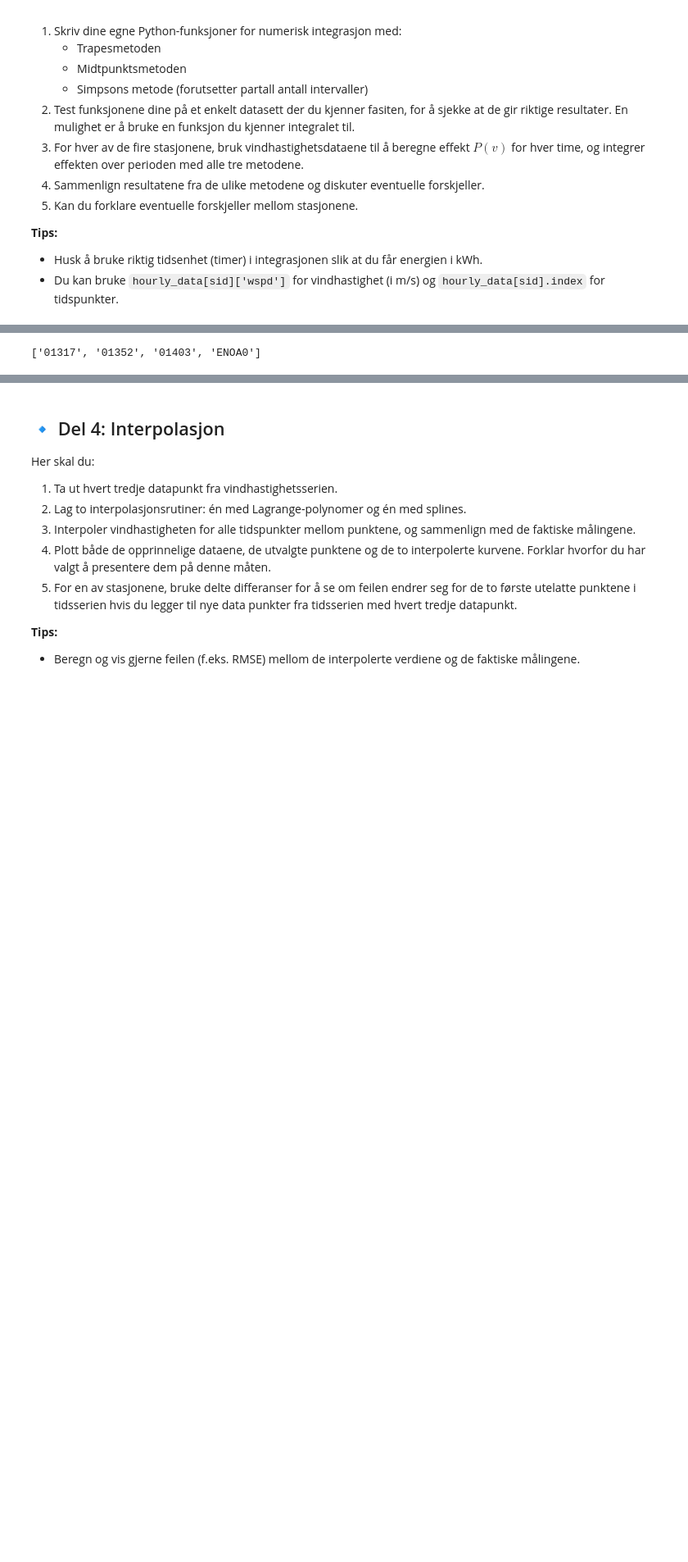
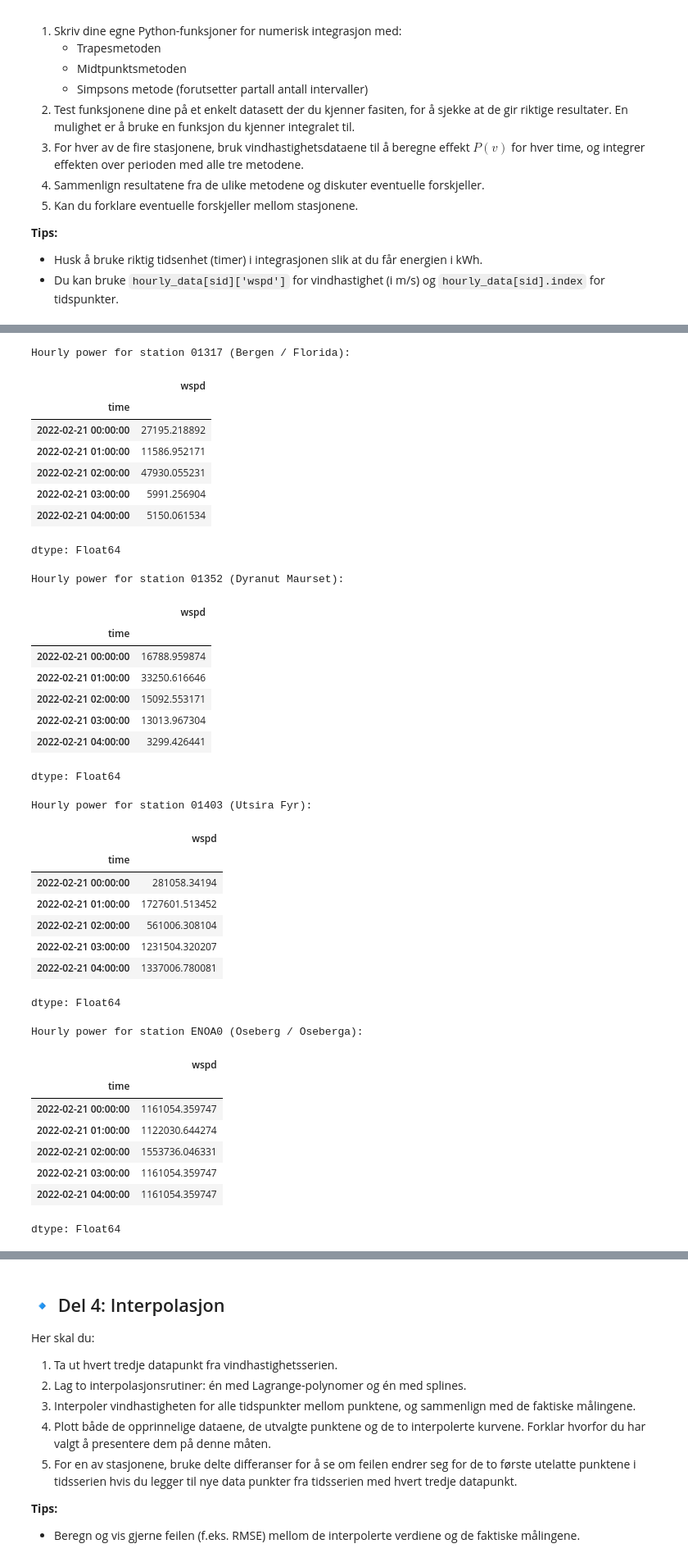
Before and after one commit to RhubarbJam42/INF100, a Jupyter notebook: obl_oppgaveM160H25.ipynb, the cells around one changed output, grey strips where cells are left out. Shown at 82% size. Cells and saved outputs as stored; diff of their text form; code cells hidden in the pictures; blank space fills up the shorter version.

```diff
--- a/obl_oppgaveM160H25.ipynb
+++ b/obl_oppgaveM160H25.ipynb
@@ -458,5 +458,52 @@ Simpsonsregel: 2.6666666666666665
 # %%
 #funksjon for effekt P(v)
 power_function = lambda v: (1/2) * rho * area * c_p * v**3
+
+#All KODE under dette er generert med AI, og til dels endret
+
+# Calculate power for each station
+hourly_power = {}
+for sid in station_ids:
+    hourly_power[sid] = power_function(hourly_data[sid]['wspd'])
+
+# Display the first few power values for each station
+for sid, power_data in hourly_power.items():
+    print(f"\nHourly power for station {sid} ({selected_stations.loc[sid, 'name']}):")
+    display(power_data.head())
 # %% [output]
-['01317', '01352', '01403', 'ENOA0']
+Hourly power for station 01317 (Bergen / Florida):
+|  | wspd |
+| time |  |
+| 2022-02-21 00:00:00 | 27195.218892 |
+| 2022-02-21 01:00:00 | 11586.952171 |
+| 2022-02-21 02:00:00 | 47930.055231 |
+| 2022-02-21 03:00:00 | 5991.256904 |
+| 2022-02-21 04:00:00 | 5150.061534 |
+dtype: Float64
+Hourly power for station 01352 (Dyranut Maurset):
+|  | wspd |
+| time |  |
+| 2022-02-21 00:00:00 | 16788.959874 |
+| 2022-02-21 01:00:00 | 33250.616646 |
+| 2022-02-21 02:00:00 | 15092.553171 |
+| 2022-02-21 03:00:00 | 13013.967304 |
+| 2022-02-21 04:00:00 | 3299.426441 |
+dtype: Float64
+Hourly power for station 01403 (Utsira Fyr):
+|  | wspd |
+| time |  |
+| 2022-02-21 00:00:00 | 281058.34194 |
+| 2022-02-21 01:00:00 | 1727601.513452 |
+| 2022-02-21 02:00:00 | 561006.308104 |
+| 2022-02-21 03:00:00 | 1231504.320207 |
+| 2022-02-21 04:00:00 | 1337006.780081 |
+dtype: Float64
+Hourly power for station ENOA0 (Oseberg / Oseberga):
+|  | wspd |
+| time |  |
+| 2022-02-21 00:00:00 | 1161054.359747 |
+| 2022-02-21 01:00:00 | 1122030.644274 |
+| 2022-02-21 02:00:00 | 1553736.046331 |
+| 2022-02-21 03:00:00 | 1161054.359747 |
+| 2022-02-21 04:00:00 | 1161054.359747 |
+dtype: Float64
```
Also changed, not shown: parts of 3 cells of this notebook.
